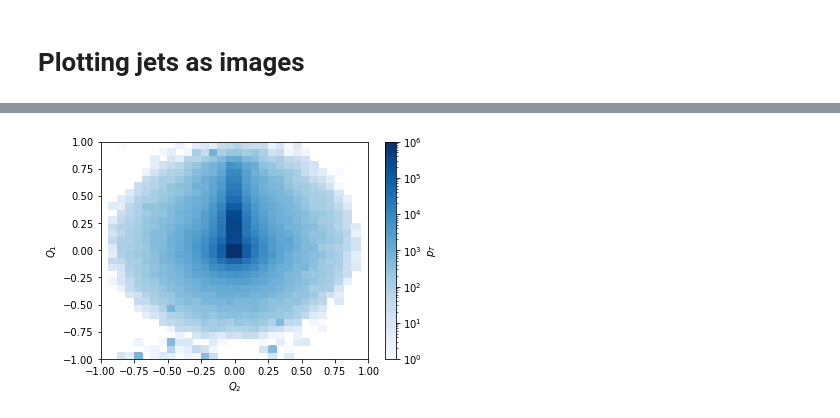
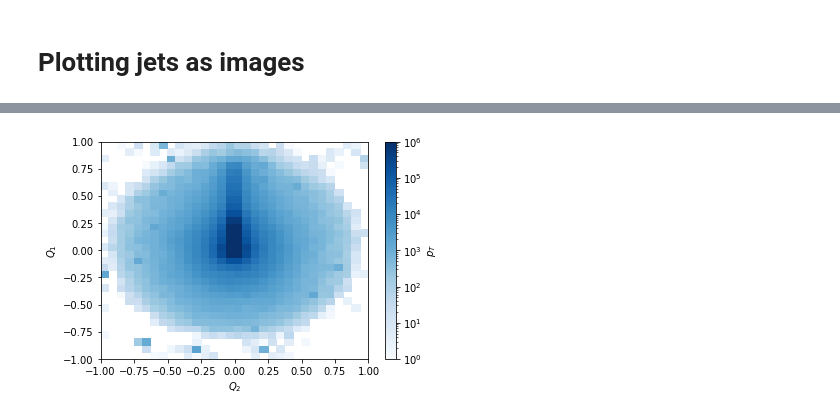
Before and after one commit to mdmorris/XAICoffea, a Jupyter notebook: ShowJets.ipynb, the cells around one changed output, grey strips where cells are left out. Saved outputs shown, nothing was run; the diff lists cells and outputs as text; code cells hidden in the pictures.

```diff
--- a/ShowJets.ipynb
+++ b/ShowJets.ipynb
@@ -171,9 +148,9 @@ class JetImageProcessor(processor.ProcessorABC):
 
 fileset={
     'Zprime1TeV':['/mnt/data/ml/gravkk_zz_1TeV_nsj.root'],
-    #'Zprime2TeV':['/mnt/data/ml/gravkk_zz_2TeV_addsubstructure.root'],
-    #'Zprime3TeV':['/mnt/data/ml/gravkk_zz_3TeV_addsubstructure.root'],
-    #'QCD':'/mnt/data/ml/qcd_flat15to7000_addsubstructure.root'
+    'Zprime2TeV':['/mnt/data/ml/gravkk_zz_2TeV_nsj.root'],
+    'Zprime3TeV':['/mnt/data/ml/gravkk_zz_3TeV_nsj.root'],
+    'QCD':['/mnt/data/ml/qcd_flat15to7000_nsj.root']
 }
 tstart = time.time()
 output = processor.run_uproot_job(fileset,
@@ -181,7 +158,7 @@ output = processor.run_uproot_job(fileset,
                                   processor_instance=JetImageProcessor(),
                                   executor=processor.futures_executor,
                                   executor_args={'workers':4, 'flatten': True},
-                                  chunksize=5000#,maxchunks=1
+                                  chunksize=5000
 
                                  )
 
@@ -198,4 +186,6 @@ from matplotlib.colors import LogNorm
 # %%
-fig, ax, grid = hist.plot2d(output['image'].integrate('dataset'),xaxis='image_deta', patch_opts={'norm':LogNorm(vmin=1, vmax=1e6),'cmap':'Blues'})
+fig, ax, grid = hist.plot2d(output['image'].integrate('dataset', 'Zprime2TeV'),xaxis='image_deta', patch_opts={'norm':LogNorm(vmin=1, vmax=1e6),'cmap':'Blues'})
+
+fig.savefig("Zprime2TeV_image.png")
 # %% [output]
-[figure, old version]
+[figure, new version]
```
Also changed, not shown: parts of 9 cells of this notebook.
